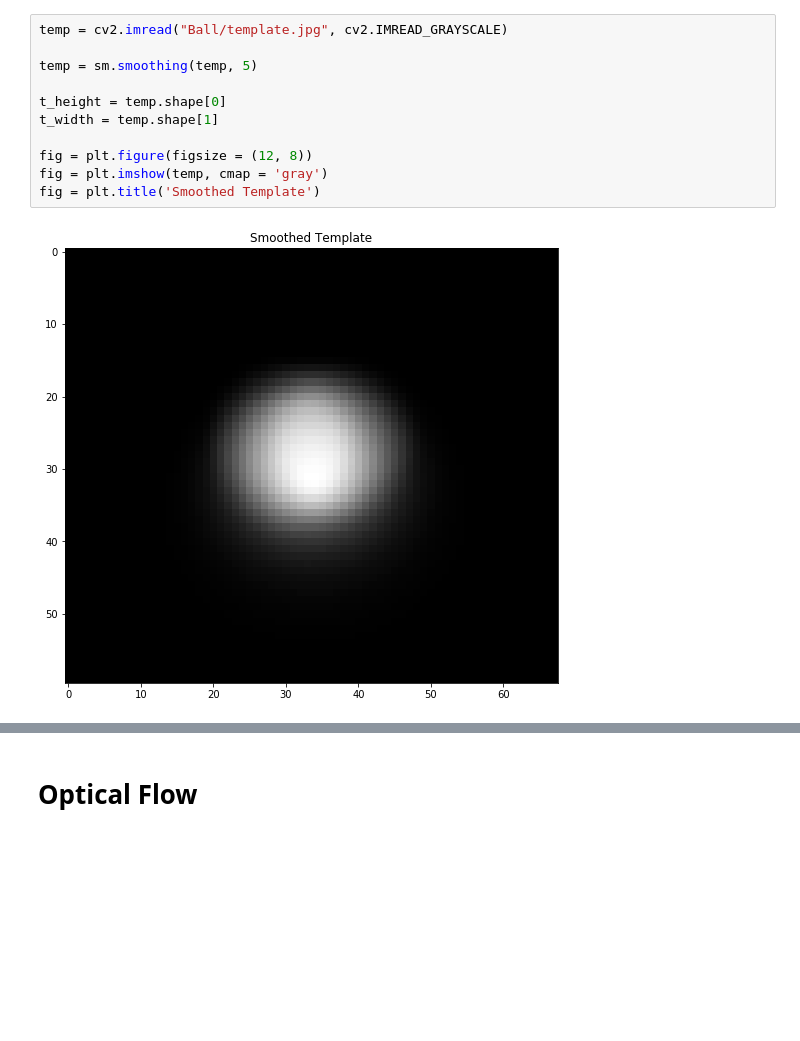
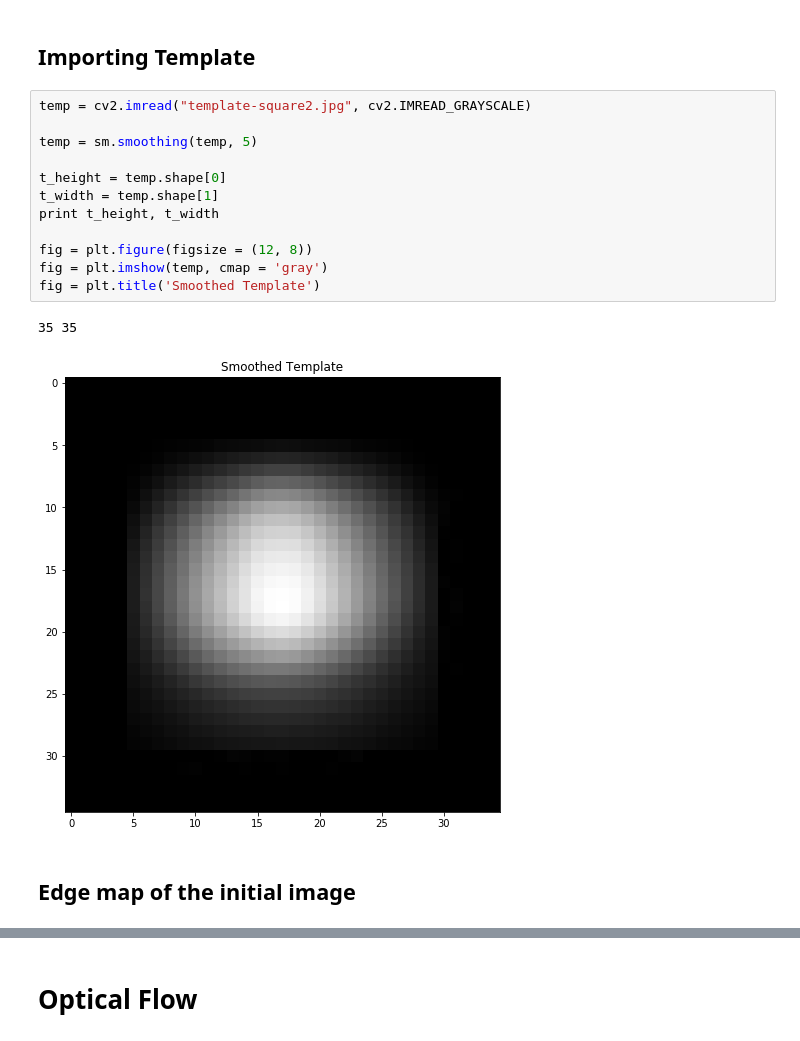
Before and after one commit to harshit0511/Ball-Tracking, a Jupyter notebook: Sliding window.ipynb, the cells around one changed output, grey strips where cells are left out. Saved outputs shown, nothing was run; the diff lists cells and outputs as text; blank space fills up the shorter version.

```diff
--- a/Sliding window.ipynb
+++ b/Sliding window.ipynb
@@ -48,16 +42,22 @@ fig = plt.title('Smoothed image')
+# %% [markdown]
+## Importing Template
 # %%
-temp = cv2.imread("Ball/template.jpg", cv2.IMREAD_GRAYSCALE)
+temp = cv2.imread("template-square2.jpg", cv2.IMREAD_GRAYSCALE)
 
 temp = sm.smoothing(temp, 5)
 
 t_height = temp.shape[0]
 t_width = temp.shape[1]
+print t_height, t_width
 
 fig = plt.figure(figsize = (12, 8))
 fig = plt.imshow(temp, cmap = 'gray')
 fig = plt.title('Smoothed Template')
 # %% [output]
+35 35
-[figure, old version]
+[figure, new version]
+# %% [markdown]
+## Edge map of the initial image
 # %%
 dx, dy, img_d = ed.sobel(img_1)
 
```
Also changed, not shown: parts of 22 cells of this notebook, 42 other files.
